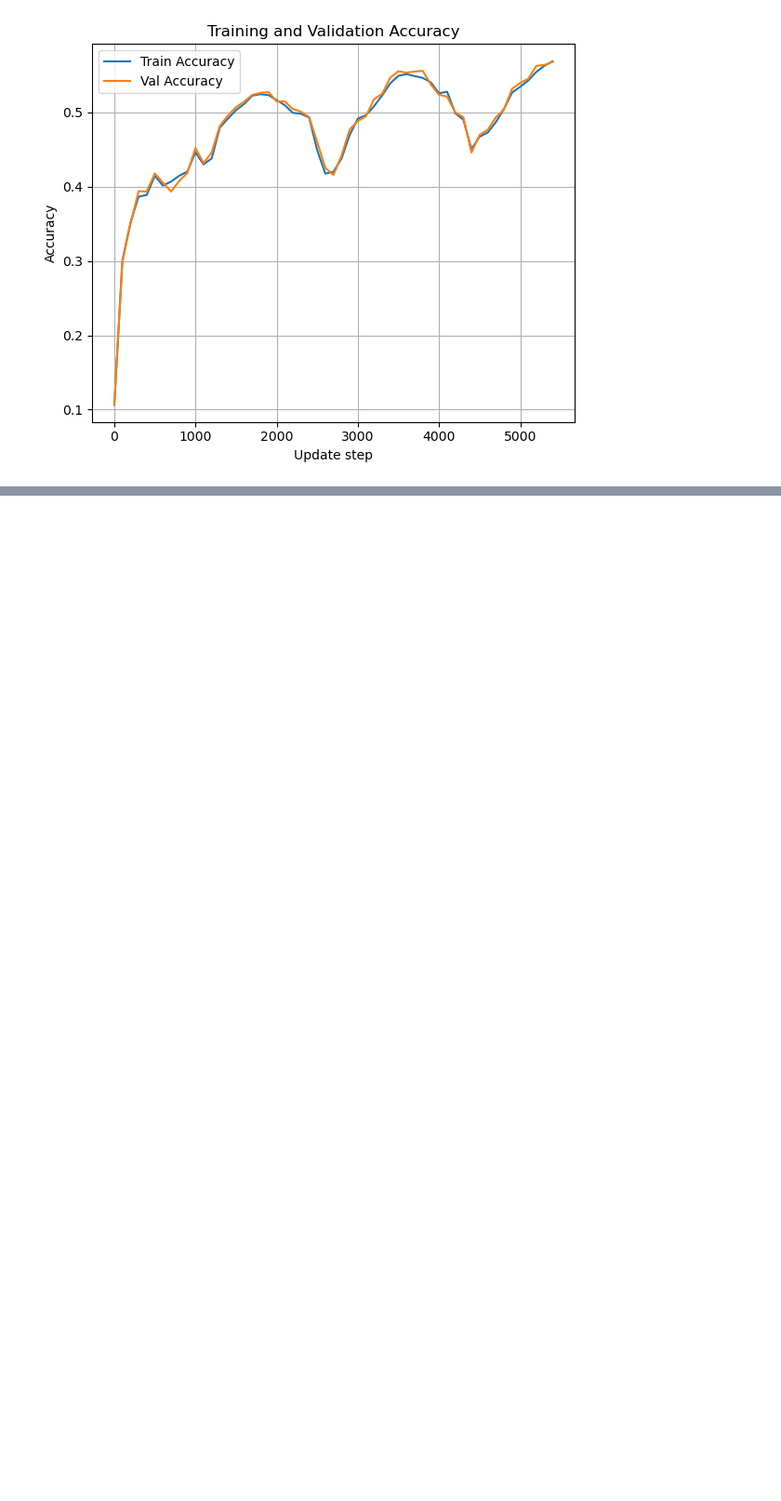
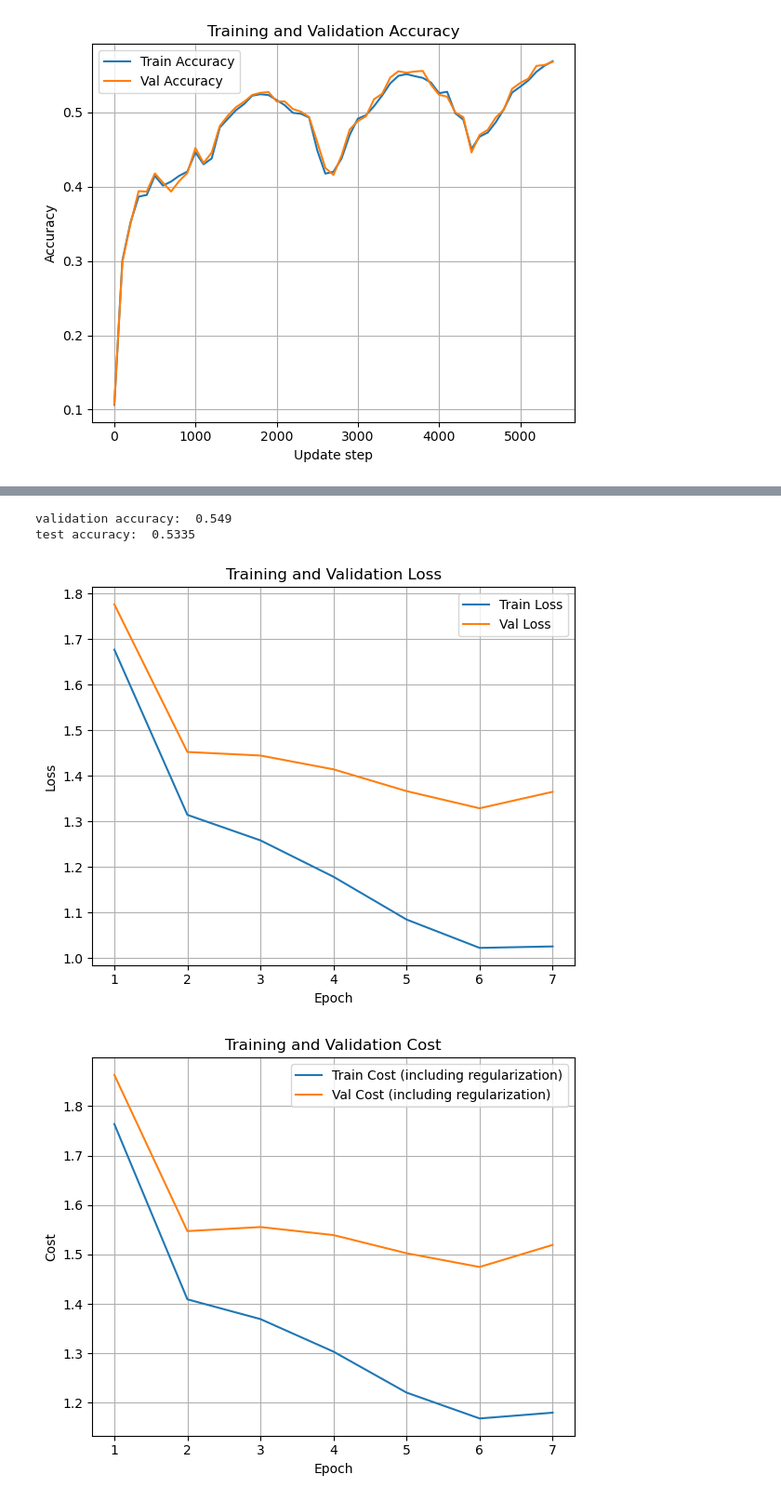
Before and after one commit to kahoujo1/DD2424-assignments, a Jupyter notebook: assignment2/src/optional.ipynb, the cells around one changed output, grey strips where cells are left out. Shown at 93% size. Cells and saved outputs as stored; diff of their text form; code cells hidden in the pictures; blank space fills up the shorter version.

```diff
--- a/assignment2/src/optional.ipynb
+++ b/assignment2/src/optional.ipynb
@@ -245,0 +283,23 @@ optimizer.plot_cyclical_lr_training_progress()
+# %%
+X_test, Y_test, y_test = load_batch("test_batch")
+X, Y, y = load_batch("data_batch_1")
+for i in range(2,6):
+    X_temp, Y_temp, y_temp = load_batch(f"data_batch_{i}")
+    X = np.concatenate((X, X_temp), axis=1)
+    Y = np.concatenate((Y, Y_temp), axis=1)
+    y = np.concatenate((y, y_temp))
+# split into training and validation sets
+X_train = X[:, :45000]
+y_train = y[:45000]
+X_val = X[:, 45000:]
+y_val = y[45000:]
+# scale data
+scaler = Scaler()
+X_train = scaler.fit_transform(X_train)
+X_val = scaler.transform(X_val)
+X_test = scaler.transform(X_test)
+
+model = Model(32*32*3, 400, 10)
+optimizer = ADAM(model, CrossEntropyLoss(), lr=1e-3, reg=0.0001, vertical_flip_prob=0.5)
+# %%
+optimizer.train(X_train, y_train, X_val, y_val, num_epochs=200, batch_size=100, print_every=5)
@@ -245,0 +314,11 @@ optimizer.plot_cyclical_lr_training_progress()
+# %%
+val_acc = optimizer.compute_accuracy(X_val, y_val)
+test_acc = optimizer.compute_accuracy(X_test, y_test)
+print("validation accuracy: ", val_acc)
+print("test accuracy: ", test_acc)
+optimizer.plot_training_progress()
+# %% [output]
+validation accuracy:  0.549
+test accuracy:  0.5335
+[figure, added]
+[figure, added]
```
Also changed, not shown: parts of 9 cells of this notebook, 4 other files.
